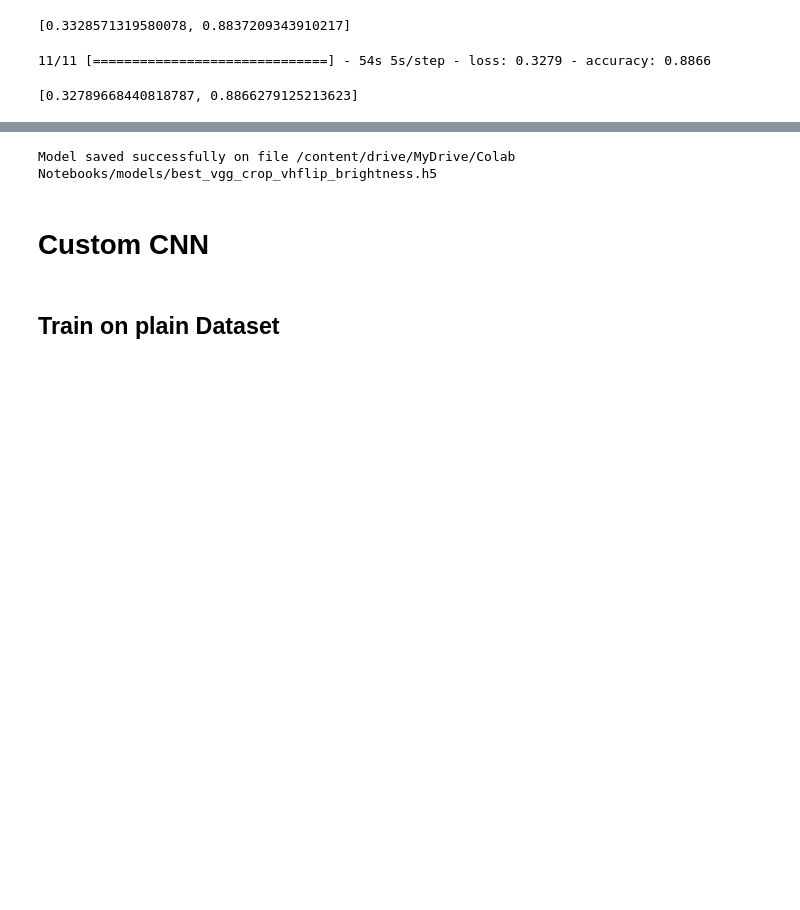
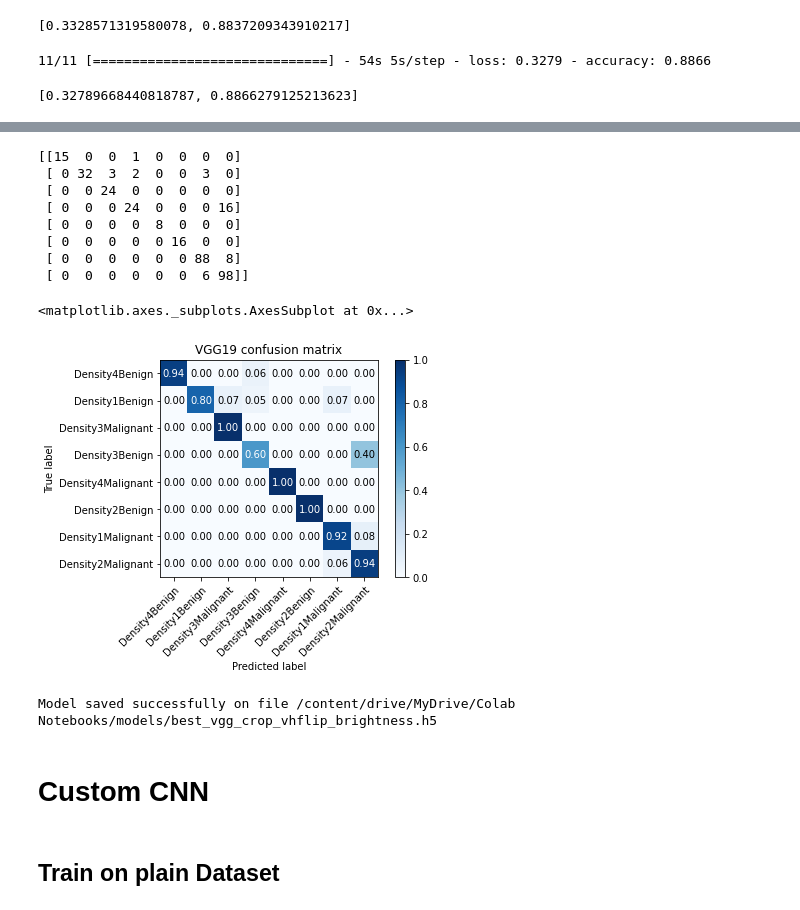
Before and after one commit to SalvatoreCognetta/BreastCancerDetection, a Jupyter notebook: project.ipynb, the cells around one changed output, grey strips where cells are left out. Saved outputs shown, nothing was run; the diff lists cells and outputs as text; code cells hidden in the pictures; blank space fills up the shorter version.

```diff
--- a/project.ipynb
+++ b/project.ipynb
@@ -1433,6 +1448,21 @@ Density2Malignant      0.803     0.942     0.867       104
          accuracy                          0.887       344
         macro avg      0.936     0.900     0.912       344
      weighted avg      0.894     0.887     0.884       344
+# %%
+cm = confusion_matrix(Ytest, Ypred, labels=None)
+print(cm)
+plot_confusion_matrix(Ytest, Ypred, classes=np.asarray(CLASS_NAMES), normalize=True, title='VGG19 confusion matrix')
+# %% [output]
+[[15  0  0  1  0  0  0  0]
+ [ 0 32  3  2  0  0  3  0]
+ [ 0  0 24  0  0  0  0  0]
+ [ 0  0  0 24  0  0  0 16]
+ [ 0  0  0  0  8  0  0  0]
+ [ 0  0  0  0  0 16  0  0]
+ [ 0  0  0  0  0  0 88  8]
+ [ 0  0  0  0  0  0  6 98]]
+<matplotlib.axes._subplots.AxesSubplot at 0x...>
+[figure, added]
 # %%
 savemodel(best_vgg_crop_vhflip_brightness, 'best_vgg_crop_vhflip_brightness')
 # %% [output]
```
Also changed, not shown: parts of 108 cells of this notebook.
